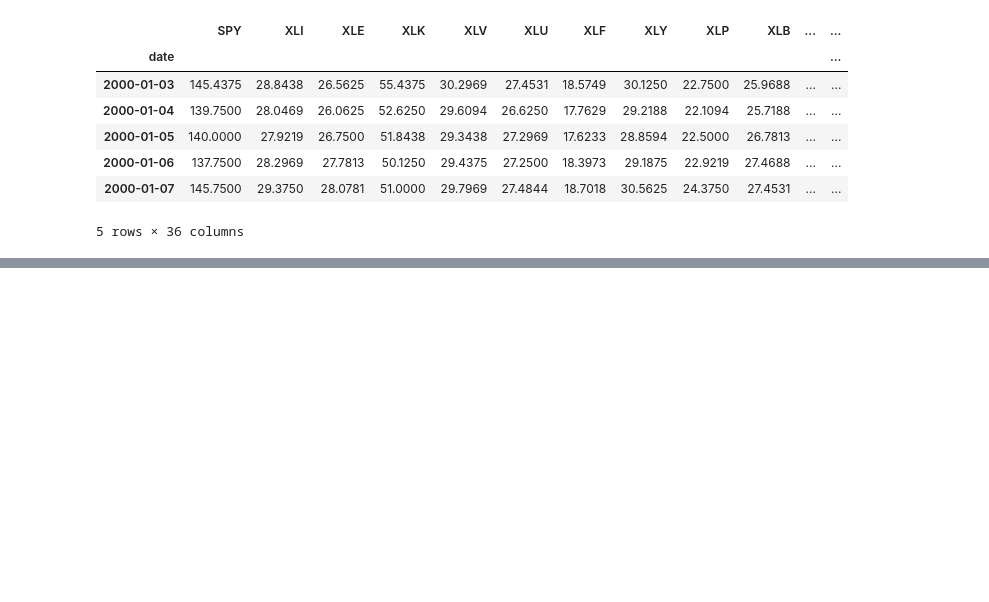
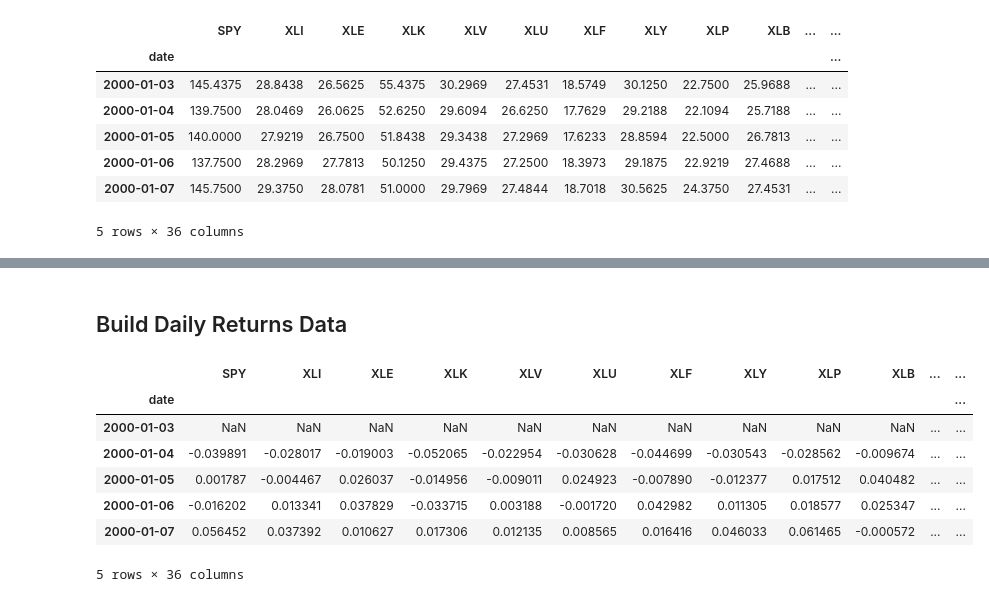
Before and after one commit to dcuoliveira/cml-fin, a Jupyter notebook: src/resample_etfs.ipynb, the cells around one changed output, grey strips where cells are left out. Cells and saved outputs as stored; diff of their text form; code cells hidden in the pictures; blank space fills up the shorter version.

```diff
--- a/src/resample_etfs.ipynb
+++ b/src/resample_etfs.ipynb
@@ -23,0 +44,15 @@ etfs_df.head()
+# %% [markdown]
+## Build Daily Returns Data
+# %%
+rets_etfs_df = np.log(etfs_df).diff()
+
+rets_etfs_df.head()
+# %% [output]
+|  | SPY | XLI | XLE | XLK | XLV | XLU | XLF | XLY | XLP | XLB | ... | ... |
+| date |  |  |  |  |  |  |  |  |  |  |  | ... |
+| 2000-01-03 | NaN | NaN | NaN | NaN | NaN | NaN | NaN | NaN | NaN | NaN | ... | ... |
+| 2000-01-04 | -0.039891 | -0.028017 | -0.019003 | -0.052065 | -0.022954 | -0.030628 | -0.044699 | -0.030543 | -0.028562 | -0.009674 | ... | ... |
+| 2000-01-05 | 0.001787 | -0.004467 | 0.026037 | -0.014956 | -0.009011 | 0.024923 | -0.007890 | -0.012377 | 0.017512 | 0.040482 | ... | ... |
+| 2000-01-06 | -0.016202 | 0.013341 | 0.037829 | -0.033715 | 0.003188 | -0.001720 | 0.042982 | 0.011305 | 0.018577 | 0.025347 | ... | ... |
+| 2000-01-07 | 0.056452 | 0.037392 | 0.010627 | 0.017306 | 0.012135 | 0.008565 | 0.016416 | 0.046033 | 0.061465 | -0.000572 | ... | ... |
+5 rows × 36 columns
```
Also changed, not shown: parts of 13 cells of this notebook.
